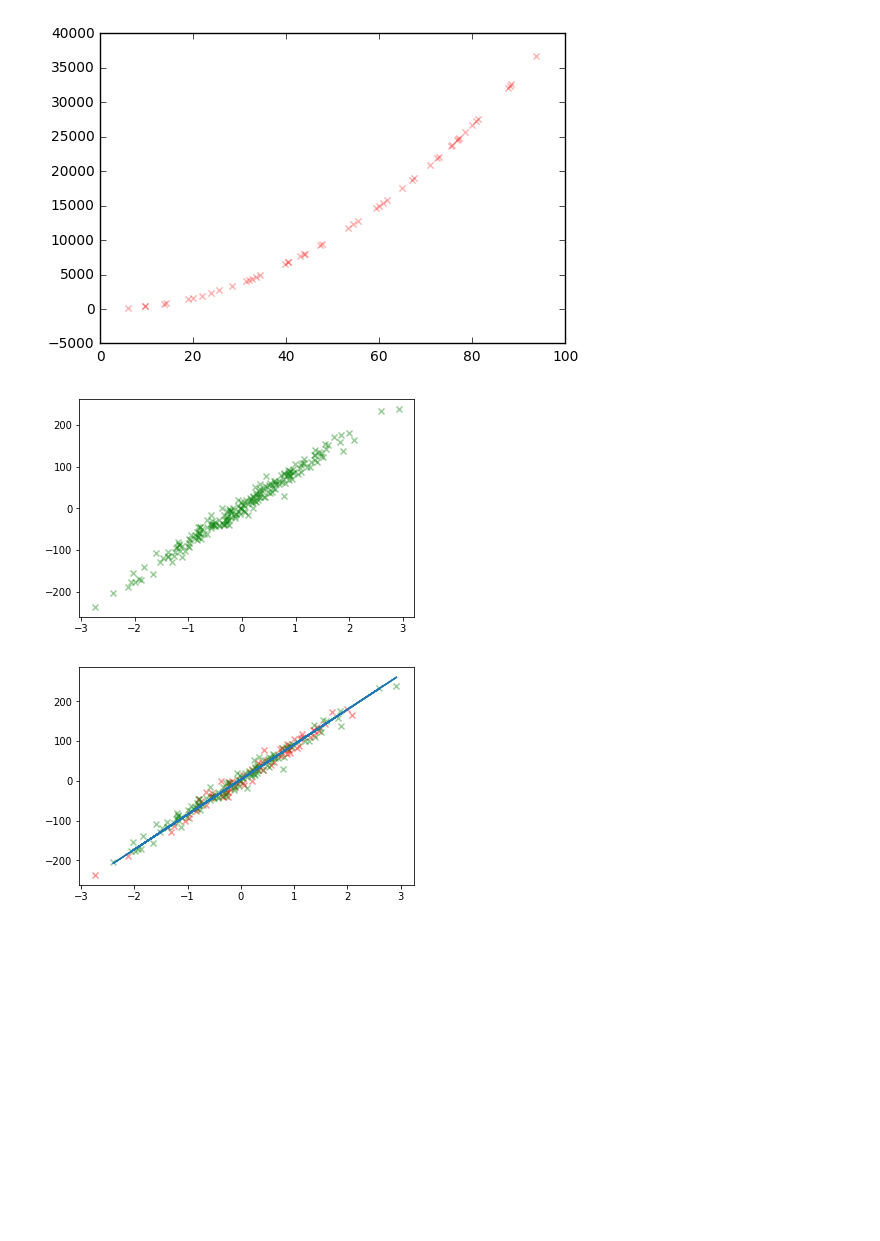
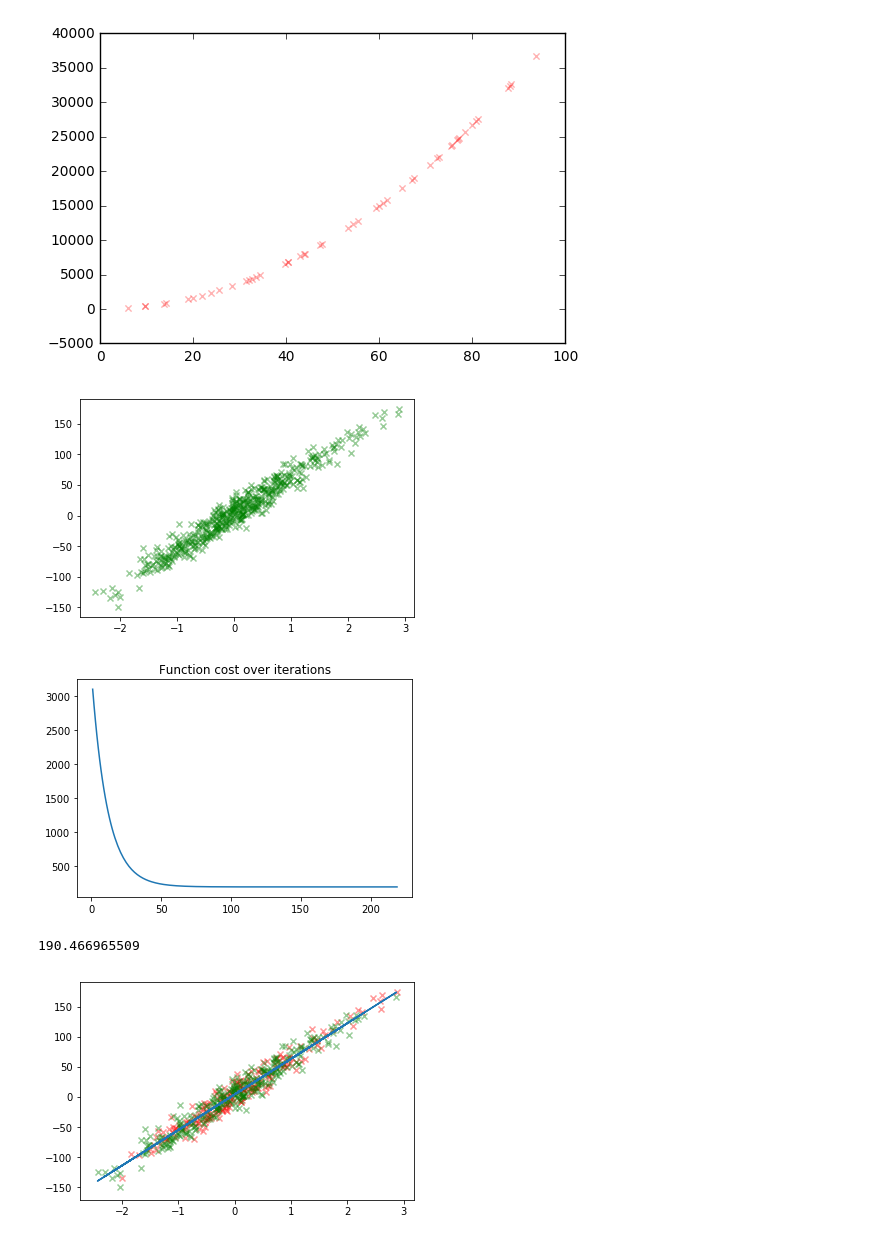
Before and after one commit to lzfelix/meta_learn, a Jupyter notebook: linear_regression.ipynb, the cells around one changed output. Cells and saved outputs as stored; diff of their text form; code cells hidden in the pictures; blank space fills up the shorter version.

```diff
--- a/linear_regression.ipynb
+++ b/linear_regression.ipynb
@@ -31,11 +31,11 @@ plt.show()
 import sklearn.datasets as skd
 
 # The noise coefficient is rather large, sometimes it'll generate a very fuzzy set of samples
-ds = skd.make_regression(n_samples=200, n_features=1, n_informative=1, n_targets=1, bias=4, noise=12.5)
+ds = skd.make_regression(n_samples=500, n_features=1, n_informative=1, n_targets=1, bias=4, noise=12.5)
 plt.scatter(ds[0], ds[1], marker='x', alpha=0.4, color='green')
 plt.show()
 # %% [output]
-[figure, old version]
+[figure, new version]
 # %%
 # Nice, we have a simple noisy-linear dataset. Let's build the regression model! :D
 # linear hypothesis: h(X) = w_i * x_i ~ y_i
@@ -56,6 +56,7 @@ def gradient_descent(w, J, J_prime, alpha=0.1, epsilon=1e-5):
 
     return w, cost_history
 
+
 def mse_cost(X, Y, h, w, lmbda=0):
     """Vanilla MSE function."""
 
@@ -64,15 +65,21 @@ def mse_cost(X, Y, h, w, lmbda=0):
     m = float(X.shape[0])
     return 1/m * (squared_sum(h(X, w) - Y) + lmbda * squared_sum(w))
 
-def mse_linear_prime(X, Y, h, w):
+
+def mse_linear_prime(X, Y, h, w, lmbda=0):
     """MSE function derivative using experimental matrix multiplication shortcuts."""
+    m = float(X.shape[0])
 
-    scaled_error = 1/float(X.shape[0]) * (h(X, w) - Y)
-    derivatives = (X.T).dot(scaled_error)
+    scaled_error = 1/m * (h(X, w) - Y)
+    lambda_part = lmbda/m * w
+    lambda_part[0] = 0                        # bias is not regularized
+
+    derivatives = (X.T).dot(scaled_error) + lambda_part
 
     return derivatives
 
-def fit_linear(X, Y):
+
+def fit_linear(X, Y, lmbda=0):
 
     # m samples, n features
     m, n = X.shape
@@ -85,35 +92,45 @@ def fit_linear(X, Y):
     w = np.random.uniform(-1, 1, n+1)
 
     # the polynomial fit is also linear
     h = lambda x, w: x.dot(w)
 
     # parametrizing cost and error just by the weights
-    mse_linear = lambda wp: mse_cost(X, Y, h, wp)
-    mse_cost_linear = lambda wp: mse_linear_prime(X, Y, h, wp)
+    mse_linear = lambda wp: mse_cost(X, Y, h, wp, lmbda)
+    mse_cost_linear = lambda wp: mse_linear_prime(X, Y, h, wp, lmbda)
 
     # minimize cost function et voilá
     w_star, cost_history = gradient_descent(w, mse_linear, mse_cost_linear)
 
-    return w_star
+    return w_star, cost_history
+
 
 def estimate(X, w):
     ones = np.ones((X.shape[0], 1))
     X = np.concatenate((ones, X), axis=1)
     return X.dot(w)
+
 
 fraction = int(0.4 * len(ds[0]))
 X_train = ds[0][:fraction]
 Y_train = ds[1][:fraction]
 
 X_test = ds[0][fraction:]
 Y_test = ds[1][fraction:]
 
-w_star = fit_linear(X_train, Y_train)
+w_star, cost_history = fit_linear(X_train, Y_train, 2)
+
+plt.plot(range(len(cost_history)), cost_history)
+plt.title('Function cost over iterations')
+plt.show()
+
+print(cost_history[-1])
 
 # Not considering validation set here
 plt.scatter(X_train, Y_train, marker='x', alpha=0.4, color='red')
 plt.scatter(X_test, Y_test, marker='x', alpha=0.4, color='green')
 plt.plot(X_test, estimate(X_test, w_star))
 plt.show()
 # %% [output]
-[figure, old version]
+[figure, new version]
+190.466965509
+[figure, added]
```
